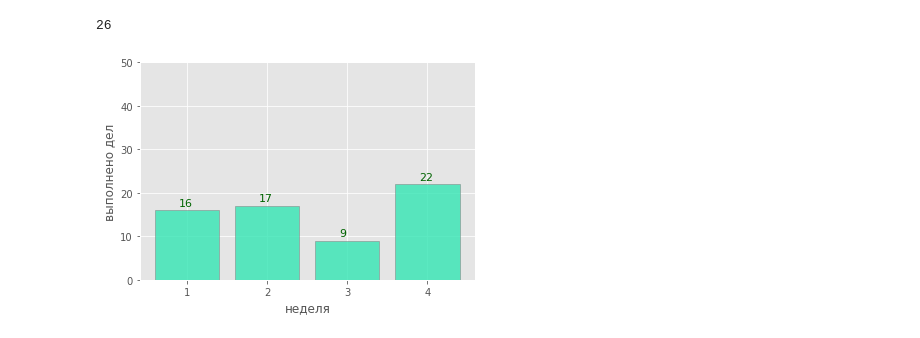
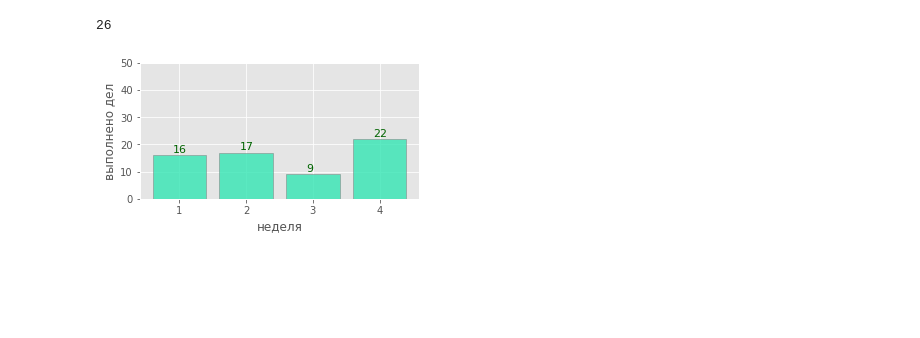
Before and after one commit to aa-tolmachev/family_budget_bot, a Jupyter notebook: FlastTest.ipynb, the cells around one changed output. Cells and saved outputs as stored; diff of their text form; code cells hidden in the pictures; blank space fills up the shorter version.

```diff
--- a/FlastTest.ipynb
+++ b/FlastTest.ipynb
@@ -260,29 +261,31 @@ res = df_prev_month.groupby(['n_week'])['id'].count()
 # %%
 
 cnt_missions = res.values
 name_bars = list(res.index)
 y_pos = np.arange(len(name_bars))
 
+plt.figure(figsize=(5,2.5))
 
 plt.bar(y_pos, cnt_missions, color = (0.2, 0.9, 0.7, 0.8) ,  edgecolor='gray')
 
 
 
 plt.xlabel('неделя')
 plt.ylabel('выполнено дел')
 
 
 plt.ylim(0,50)
 
 
 plt.xticks(y_pos, name_bars)
 
 for a,b in zip(y_pos, cnt_missions):
     plt.text(a - 0.1, b + 1, str(b) , fontsize=11 , color = 'darkgreen')
 
 
-plt.savefig('to1.png' ,facecolor='w', edgecolor='w')
+path = './images/prev_month_complete_tasks/'
+plt.savefig(path+'to1.png' ,facecolor='w', edgecolor='w')
 
 plt.show()
 # %% [output]
-[figure, old version]
+[figure, new version]
```
Also changed, not shown: parts of 12 cells of this notebook, 7 other files.
